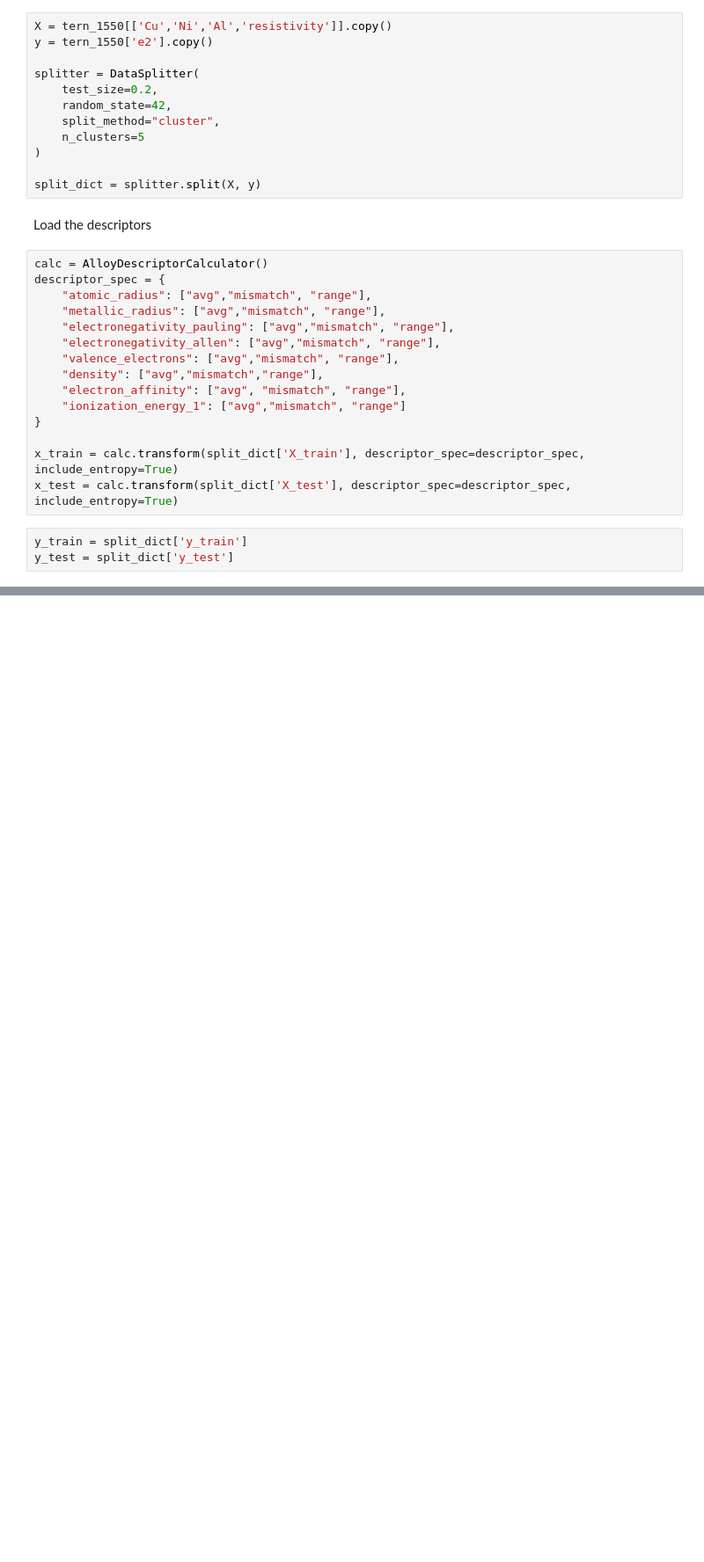
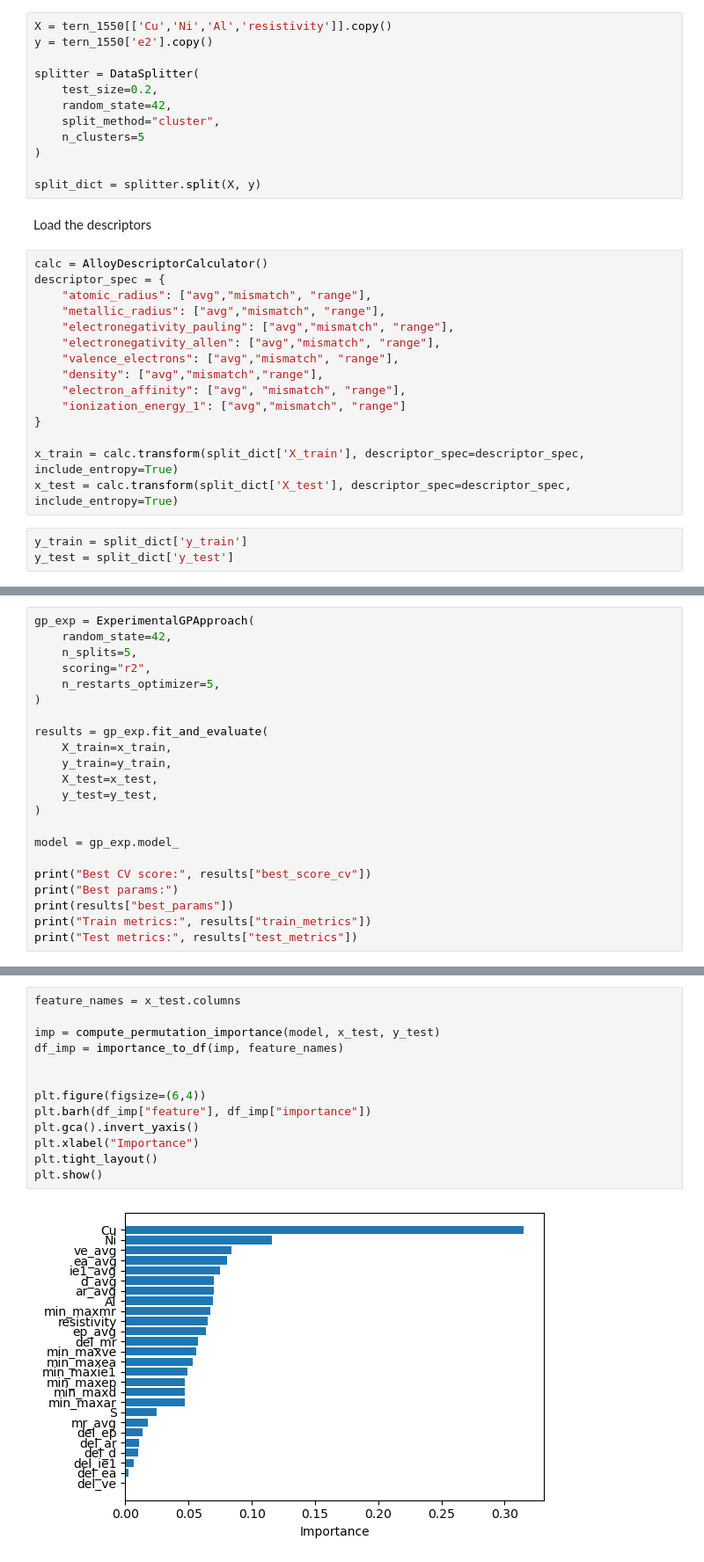
Before and after one commit to linarojas0824/Hybrid-Experimental-Data-Driven-Workflow, a Jupyter notebook: scripts/Notebooks/02_Model Training GP.ipynb, the cells around one changed output, grey strips where cells are left out. Shown at 88% size. Cells and saved outputs as stored; diff of their text form; blank space fills up the shorter version.

```diff
--- a/scripts/Notebooks/02_Model Training GP.ipynb
+++ b/scripts/Notebooks/02_Model Training GP.ipynb
@@ -705,0 +126,22 @@ m =  GPy.models.GPRegression(X, Y, kernel=k, mean_function=mf)
+# %%
+gp_exp = ExperimentalGPApproach(
+    random_state=42,
+    n_splits=5,
+    scoring="r2",
+    n_restarts_optimizer=5,
+)
+
+results = gp_exp.fit_and_evaluate(
+    X_train=x_train,
+    y_train=y_train,
+    X_test=x_test,
+    y_test=y_test,
+)
+
+model = gp_exp.model_
+
+print("Best CV score:", results["best_score_cv"])
+print("Best params:")
+print(results["best_params"])
+print("Train metrics:", results["train_metrics"])
+print("Test metrics:", results["test_metrics"])
@@ -705,0 +328,15 @@ m =  GPy.models.GPRegression(X, Y, kernel=k, mean_function=mf)
+# %%
+feature_names = x_test.columns
+
+imp = compute_permutation_importance(model, x_test, y_test)
+df_imp = importance_to_df(imp, feature_names)
+
+
+plt.figure(figsize=(6,4))
+plt.barh(df_imp["feature"], df_imp["importance"])
+plt.gca().invert_yaxis()
+plt.xlabel("Importance")
+plt.tight_layout()
+plt.show()
+# %% [output]
+[figure, added]
```
Also changed, not shown: parts of 51 cells of this notebook, 5 other files.
